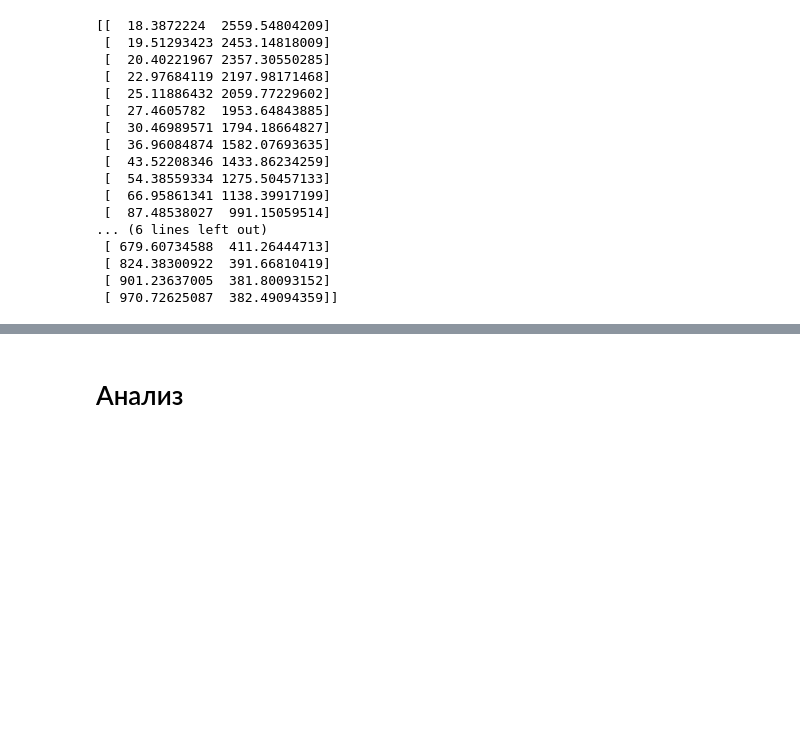
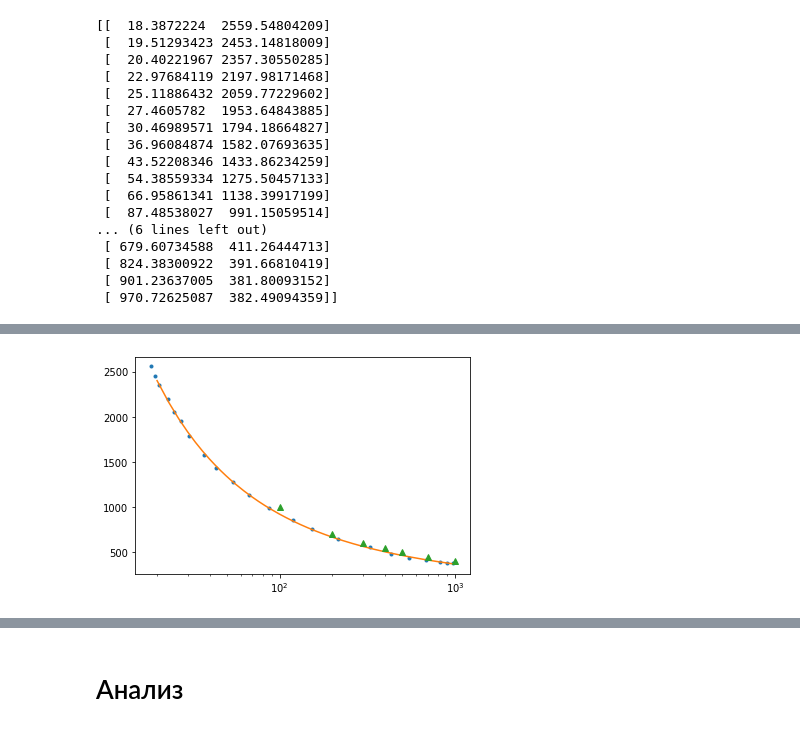
Before and after one commit to Zelenyy/phd-code, a Jupyter notebook: notebooks/05.Dwyer2003.ipynb, the cells around one changed output, grey strips where cells are left out. Cells and saved outputs as stored; diff of their text form; code cells hidden in the pictures; blank space fills up the shorter version.

```diff
--- a/notebooks/05.Dwyer2003.ipynb
+++ b/notebooks/05.Dwyer2003.ipynb
@@ -51,5 +51,5 @@ plt.plot(data[:,0], data[:,1], ".")
 def power(x, alpha, const, back):
     return const*np.exp(-x/alpha) + back
 # %%
-popt, _ = curve_fit(power, xdata=data[:,0], ydata=data[:, 1], p0=[100, 2000, 500])
+popt, _ = curve_fit(power, xdata=np.log(data[:,0]), ydata=np.log(data[:, 1]), p0=[100, 2000, 500])
 # %%
@@ -63,3 +62,11 @@ plt.plot(x, power(x, *popt))
+# %%
+x = np.linspace(20,1000, 300)
+plt.plot(data[:,0], data[:,1], ".")
+plt.plot(x, np.exp(power(np.log(x), *popt)))
+plt.plot([100, 200, 300, 400, 500, 700, 1000], [1000, 700, 600, 550, 500, 450, 400], "^")
+plt.xscale("log")
+# %% [output]
+[figure, added]
 # %%
 popt
 # %% [output]
```
Also changed, not shown: parts of 54 cells of this notebook, 19 other files.
